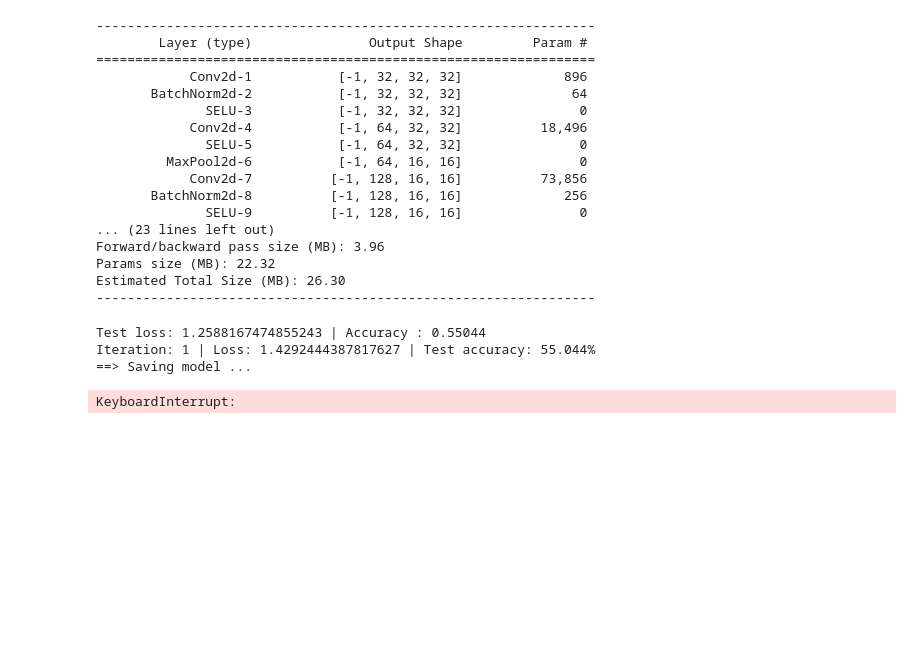
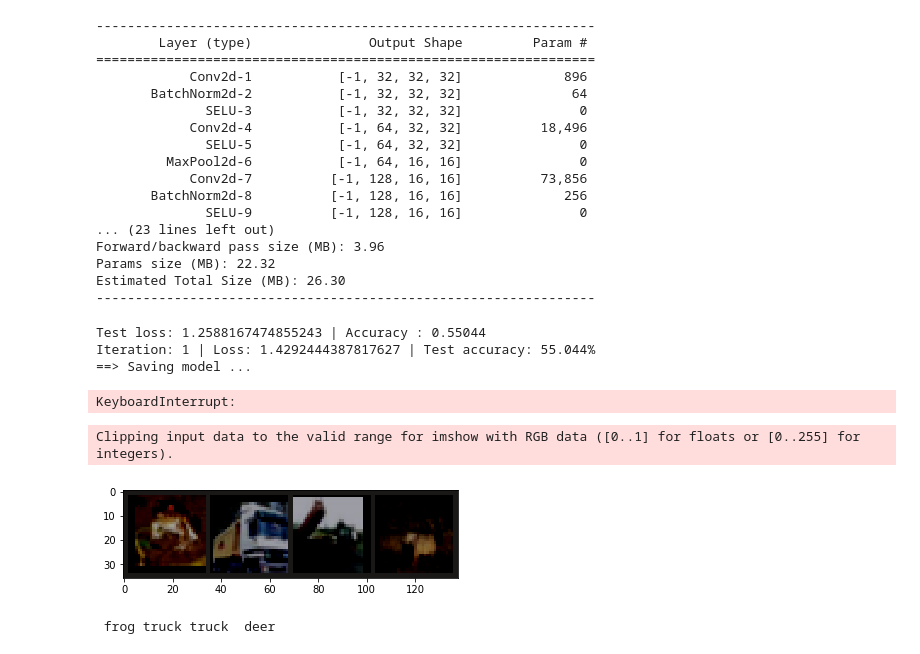
Before and after one commit to alimoezzi/deepLearningRecipes, a Jupyter notebook: CNN-CIFAR10-Pytorch.ipynb, the cells around one changed output. Drawn from its saved outputs; the diff is of its cells as text; code cells hidden in the pictures; blank space fills up the shorter version.

Commit message:
🚸 Display first 4 images in the testset plus their labels

```diff
--- a/CNN-CIFAR10-Pytorch.ipynb
+++ b/CNN-CIFAR10-Pytorch.ipynb
@@ -193,3 +194,28 @@ Test loss: 1.2588167474855243 | Accuracy : 0.55044
 Iteration: 1 | Loss: 1.4292444387817627 | Test accuracy: 55.044%
 ==> Saving model ...
 KeyboardInterrupt:
+# %%
+invTrans = transforms.Compose([
+               transforms.Normalize((-0.4914, -0.4822, -0.4465), (1/0.2023, 1/0.1994, 1/0.2010)),
+           ])
+
+def imshow(img):
+    img = invTrans(img)    # unnormalize
+    npimg = img.numpy()
+    plt.imshow(np.transpose(npimg, (1, 2, 0)))
+    plt.show()
+
+dataiter = iter(testloader)
+images, labels = dataiter.next()
+images, labels = images[0:4], labels[0:4]
+
+# show images
+imshow(torchvision.utils.make_grid(images))
+# print labels
+classes = ('plane', 'car', 'bird', 'cat',
+           'deer', 'dog', 'frog', 'horse', 'ship', 'truck')
+print(' '.join('%5s' % classes[labels[j]] for j in range(4)))
+# %% [output]
+Clipping input data to the valid range for imshow with RGB data ([0..1] for floats or [0..255] for integers).
+[figure, added]
+ frog truck truck  deer
```
Also changed, not shown: parts of 1 cell of this notebook.
